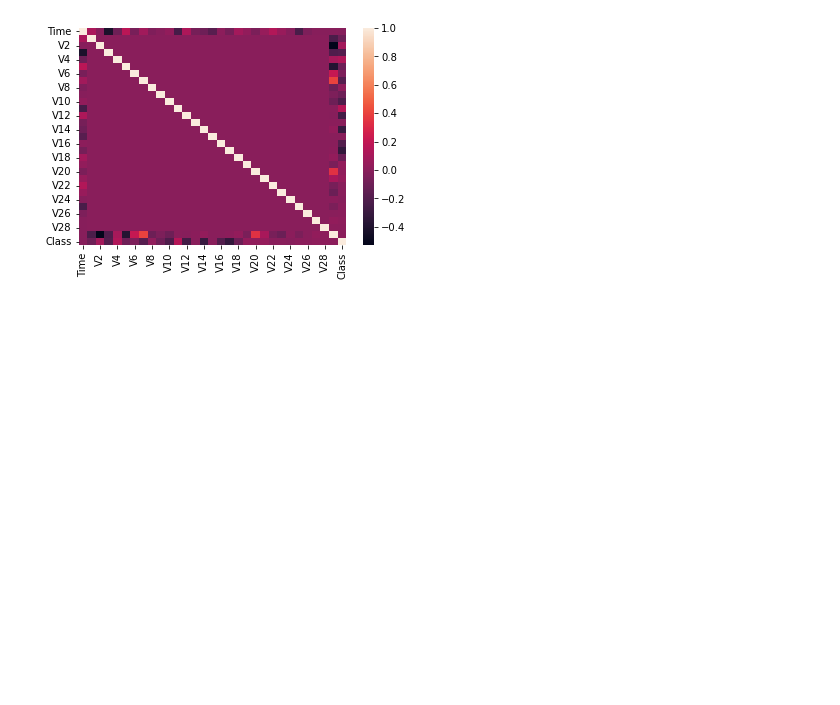
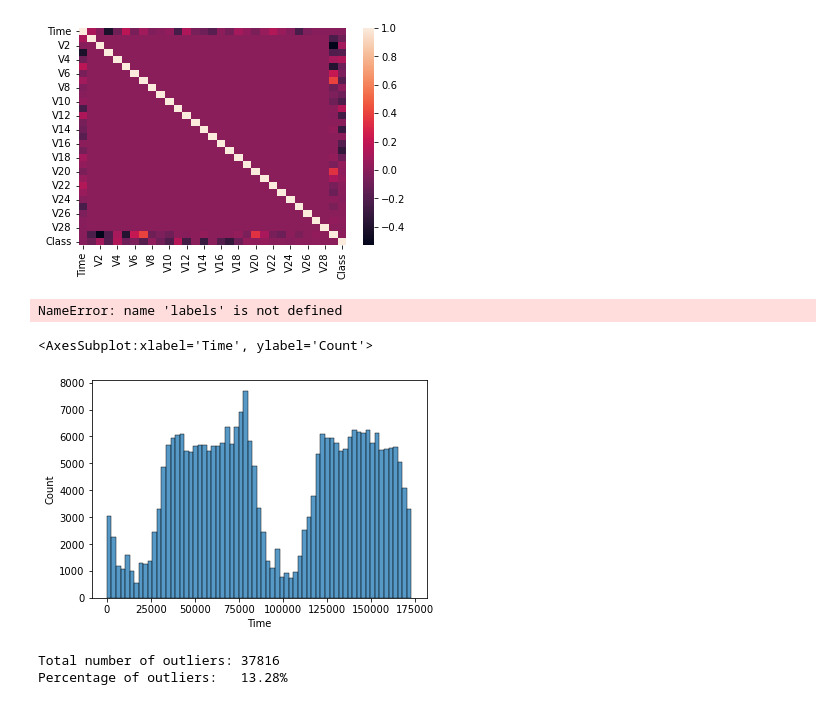
Before and after one commit to grannycola/my_projects, a Jupyter notebook: hw-8/main.ipynb, the cells around one changed output. Cells and saved outputs as stored; diff of their text form; code cells hidden in the pictures; blank space fills up the shorter version.

```diff
--- a/hw-8/main.ipynb
+++ b/hw-8/main.ipynb
@@ -24,5 +30,12 @@ sns.heatmap(df.corr())
 [figure]
 # %%
 %%time
-dim_reduced_data = TSNE(random_state=42).fit_transform(df)
-sns.scatterplot(dim_reduced_data[:, 0], dim_reduced_data[:, 1], c=labels)
+tsne_transformed = TSNE(random_state=42).fit_transform(df)
+sns.scatterplot(tsne_transformed[:, 0], tsne_transformed[:, 1], c=labels)
+# %% [output]
+NameError: name 'labels' is not defined
+# %%
+sns.histplot(df['Time'])
+# %% [output]
+<AxesSubplot:xlabel='Time', ylabel='Count'>
+[figure, added]
@@ -28,0 +75,6 @@ sns.scatterplot(dim_reduced_data[:, 0], dim_reduced_data[:, 1], c=labels)
+# %%
+comparison_table, std_outliers = get_column_outliers(data_features)
+anomalies_report(std_outliers)
+# %% [output]
+Total number of outliers: 37816
+Percentage of outliers:   13.28%
```
Also changed, not shown: parts of 9 cells of this notebook.
